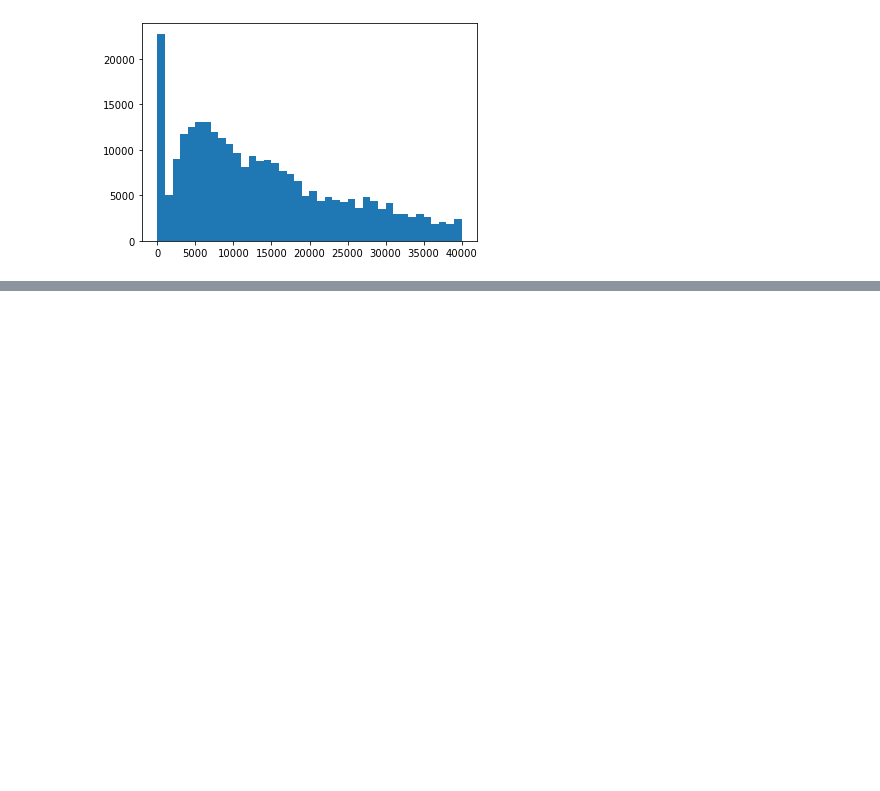
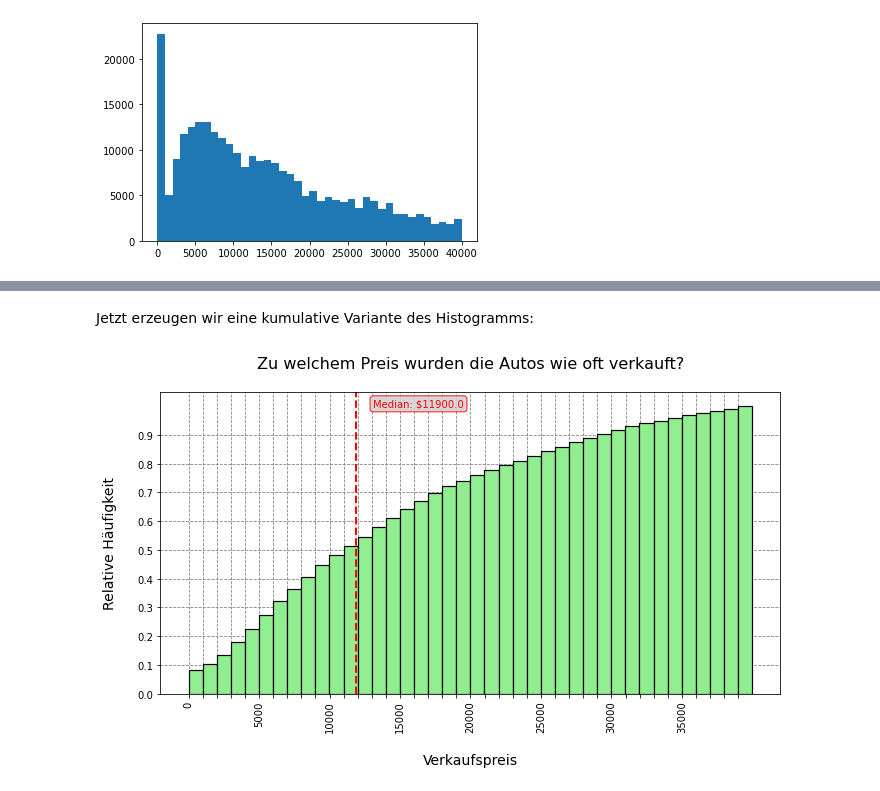
Before and after one commit to juebrauer/book_einstieg_in_ml_mit_scikit-learn, a Jupyter notebook: 08_data_science_on_cars.ipynb, the cells around one changed output, grey strips where cells are left out. Saved outputs shown, nothing was run; the diff lists cells and outputs as text; code cells hidden in the pictures; blank space fills up the shorter version.

```diff
--- a/08_data_science_on_cars.ipynb
+++ b/08_data_science_on_cars.ipynb
@@ -635,0 +700,54 @@ x_tick_labels:  [0, '', '', '', '', 5000, '', '', '', '', 10000, '', '', '', '',
+# %% [markdown]
+Jetzt erzeugen wir eine kumulative Variante des Histogramms:
+# %%
+import numpy as np
+
+figure = plt.gcf()
+
+px = 1/plt.rcParams['figure.dpi']  # pixel in inches
+figure.set_size_inches(800*px, 400*px)
+
+# !!! Schalter: cumulative
+plt.hist( autos_typische_verkaufspreise["Preis"], bins=40, edgecolor='black', linewidth=1.2,
+          color="lightgreen", density=True, cumulative=True )
+
+ax = plt.gca()
+ax.set_axisbelow(True)
+
+ax.ticklabel_format(useOffset=False, style='plain')
+
+x_ticks = np.arange(0, 40000, 1000)
+ax.set_xticks(x_ticks)
+
+# !!! Ticks auf y-Achse neu setzen
+y_ticks = np.arange(0, 1.0, 0.1)
+ax.set_yticks(y_ticks)
+
+
+x_tick_labels = []
+for x in x_ticks:
+    if x % 5000 == 0:
+        x_tick_labels.append(x)
+    else:
+        x_tick_labels.append("")
+
+ax.set_xticklabels( x_tick_labels, rotation=90 )
+
+plt.grid(linestyle="--", color="gray")
+
+plt.xlabel("\nVerkaufspreis", fontsize=14)
+plt.ylabel("Relative Häufigkeit\n", fontsize=14)
+plt.title("Zu welchem Preis wurden die Autos wie oft verkauft?\n", fontsize=16)
+
+plt.axvline(verkaufspreis_median, color='red', linestyle='dashed', linewidth=2)
+
+min_ylim, max_ylim = plt.ylim()
+props = dict(boxstyle='round', facecolor='lightgray', edgecolor="red", alpha=0.9)
+plt.text(verkaufspreis_median*1.1, max_ylim*0.95,
+         'Median: ${:.1f}'.format(verkaufspreis_median),
+         bbox=props, color="red")
+
+plt.savefig("verkaufspreis_histogramm.pdf", transparent=False)
+plt.show()
+# %% [output]
+[figure, added]
```
Also changed, not shown: parts of 58 cells of this notebook.
